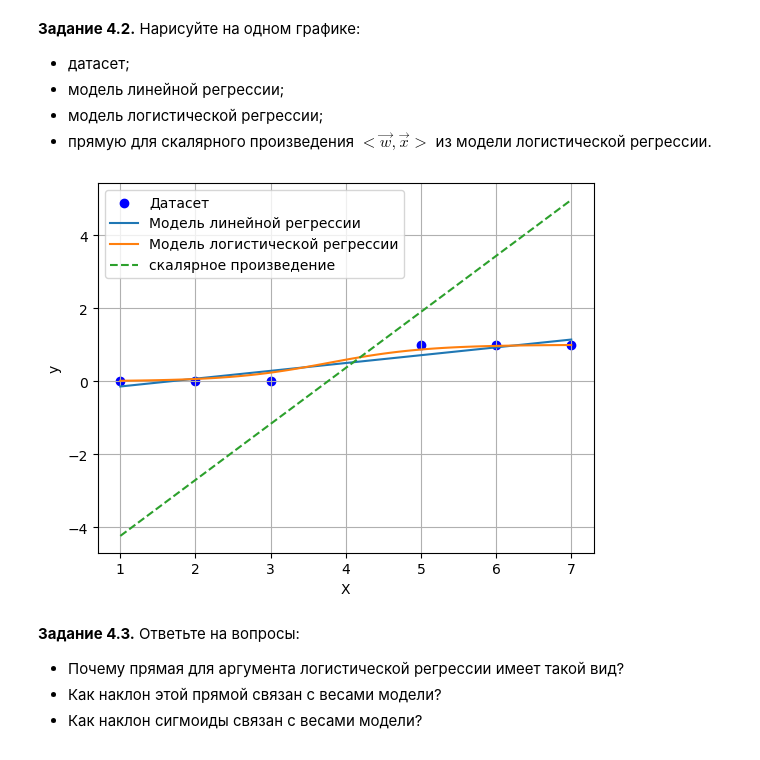
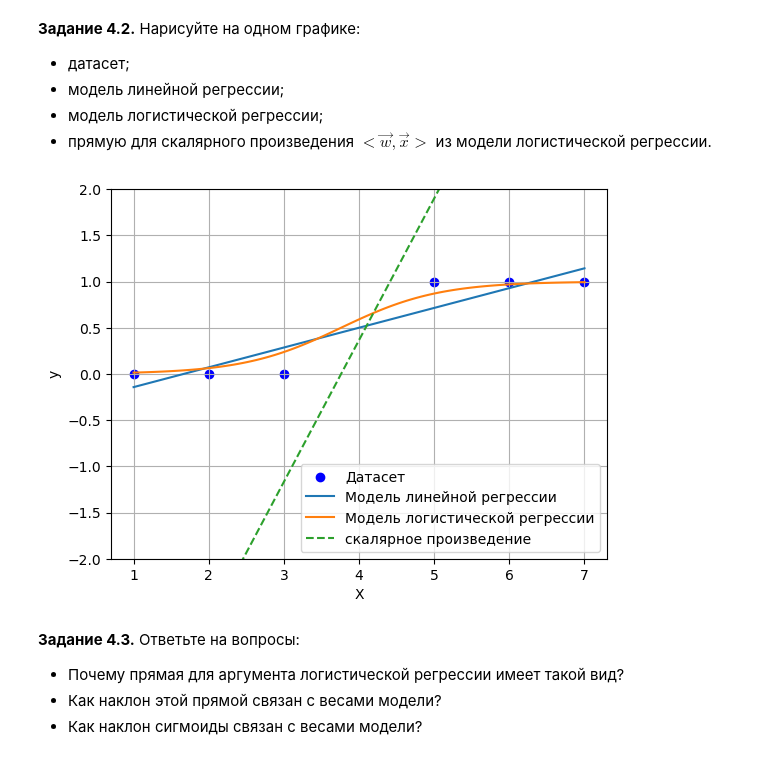
Before and after one commit to giezz/ml-module-2, a Jupyter notebook: lab5/ml_lab5.ipynb, the cells around one changed output. Cells and saved outputs as stored; diff of their text form; code cells hidden in the pictures.

```diff
--- a/lab5/ml_lab5.ipynb
+++ b/lab5/ml_lab5.ipynb
@@ -200,16 +204,17 @@ print(f"веса логистической регрессии {theta}")
 # %%
 x_range = np.linspace(x.min(), x.max(), 100)
 plt.scatter(x, y, color='blue', label='Датасет')
 plt.plot(x_range, get_prediction(x_range, weights), label='Модель линейной регрессии')
 plt.plot(x_range, sigmoid(theta[0] + theta[1] * x_range), label='Модель логистической регрессии')
 plt.plot(x_range, theta[0] + theta[1] * x_range, linestyle='--', label='скалярное произведение')
 plt.xlabel('X')
 plt.ylabel('y')
+plt.ylim(top=2, bottom=-2)
 plt.legend()
 plt.grid(True)
 plt.show()
 # %% [output]
-[figure, old version]
+[figure, new version]
 # %% [markdown]
 **Задание 4.3.** Ответьте на вопросы:
 - Почему прямая для аргумента логистической регрессии имеет такой вид?
```
Also changed, not shown: parts of 1 cell of this notebook, 1 other file.
